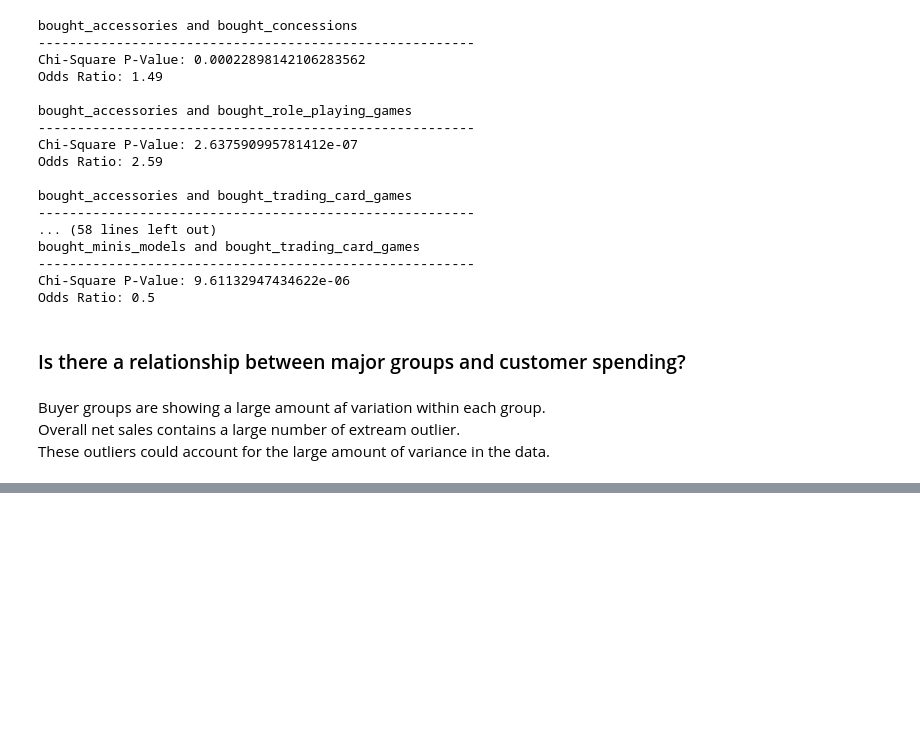
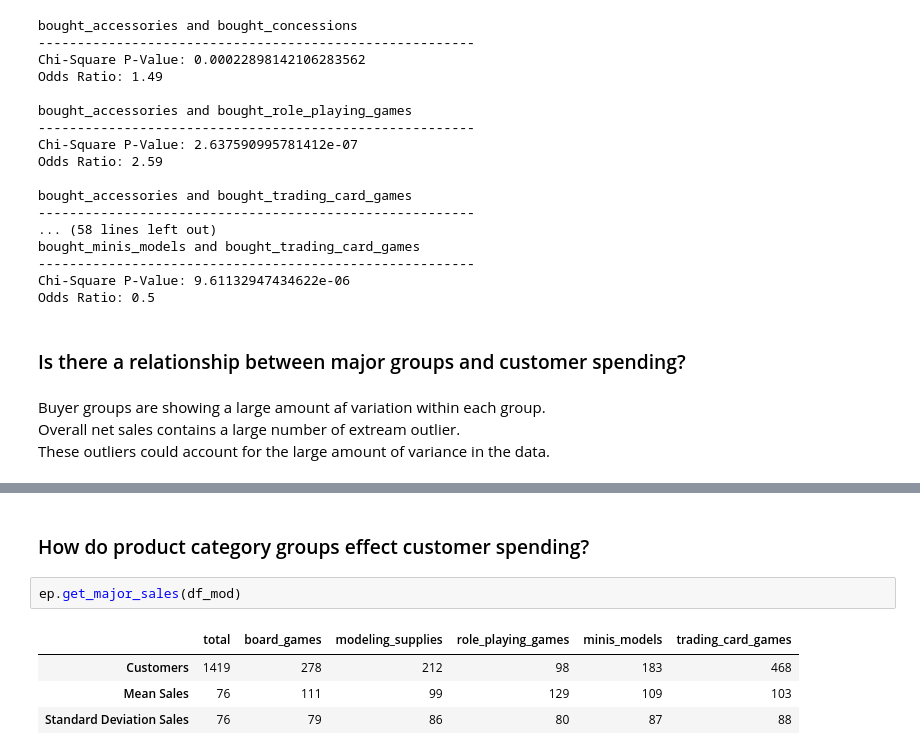
Before and after one commit to Johndsalas/customer_interest_analysis, a Jupyter notebook: exploration.ipynb, the cells around one changed output, grey strips where cells are left out. Cells and saved outputs as stored; diff of their text form; blank space fills up the shorter version.

Commit message:
finished net spending analysis

```diff
--- a/exploration.ipynb
+++ b/exploration.ipynb
@@ -626,0 +262,9 @@ for col in cols:
+# %% [markdown]
+### How do product category groups effect customer spending?
+# %%
+ep.get_major_sales(df_mod)
+# %% [output]
+|  | total | board_games | modeling_supplies | role_playing_games | minis_models | trading_card_games |
+| Customers | 1419 | 278 | 212 | 98 | 183 | 468 |
+| Mean Sales | 76 | 111 | 99 | 129 | 109 | 103 |
+| Standard Deviation Sales | 76 | 79 | 86 | 80 | 87 | 88 |
```
Also changed, not shown: parts of 92 cells of this notebook.
